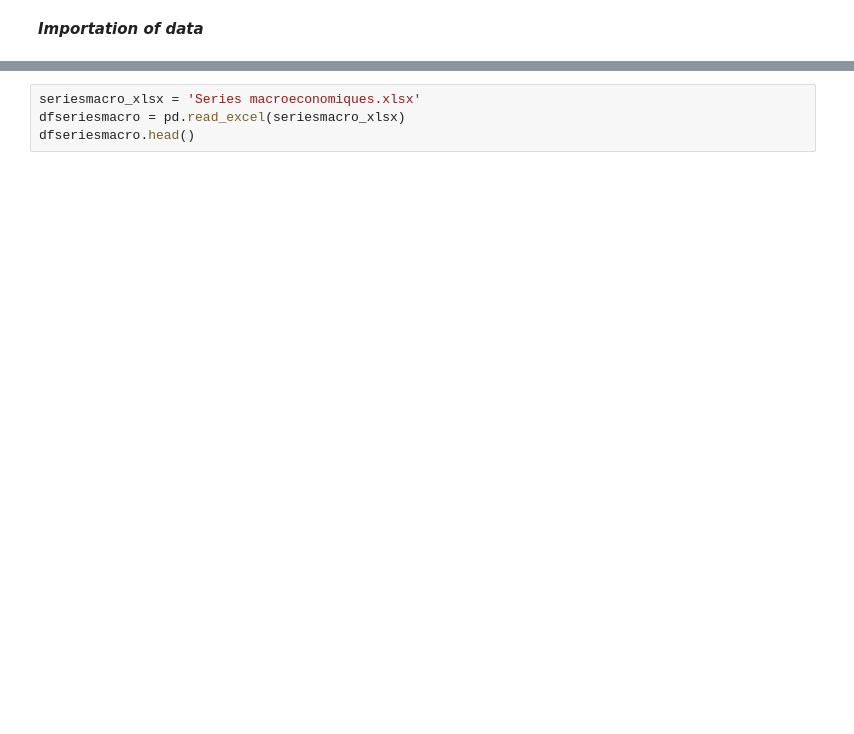
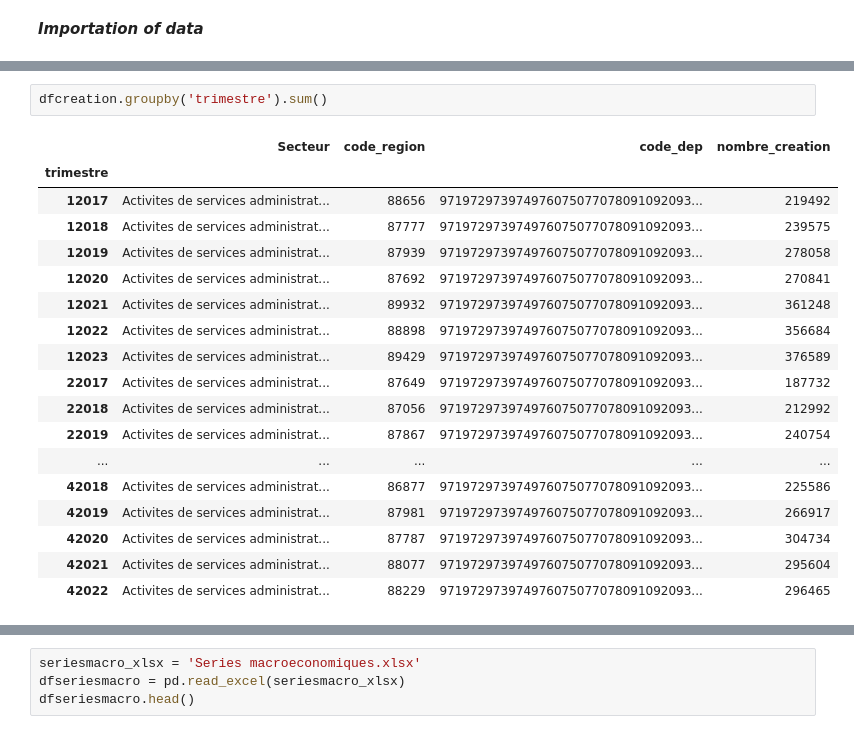
Before and after one commit to SamyaAmernis/DRiM-Challenge, a Jupyter notebook: data.ipynb, the cells around one changed output, grey strips where cells are left out. Cells and saved outputs as stored; diff of their text form; blank space fills up the shorter version.

```diff
--- a/data.ipynb
+++ b/data.ipynb
@@ -14,0 +60,21 @@ dfcreation.head()
+# %%
+dfcreation.groupby('trimestre').sum()
+# %% [output]
+|  | Secteur | code_region | code_dep | nombre_creation |
+| trimestre |  |  |  |  |
+| 12017 | Activites de services administrat... | 88656 | 971972973974976075077078091092093... | 219492 |
+| 12018 | Activites de services administrat... | 87777 | 971972973974976075077078091092093... | 239575 |
+| 12019 | Activites de services administrat... | 87939 | 971972973974976075077078091092093... | 278058 |
+| 12020 | Activites de services administrat... | 87692 | 971972973974976075077078091092093... | 270841 |
+| 12021 | Activites de services administrat... | 89932 | 971972973974976075077078091092093... | 361248 |
+| 12022 | Activites de services administrat... | 88898 | 971972973974976075077078091092093... | 356684 |
+| 12023 | Activites de services administrat... | 89429 | 971972973974976075077078091092093... | 376589 |
+| 22017 | Activites de services administrat... | 87649 | 971972973974976075077078091092093... | 187732 |
+| 22018 | Activites de services administrat... | 87056 | 971972973974976075077078091092093... | 212992 |
+| 22019 | Activites de services administrat... | 87867 | 971972973974976075077078091092093... | 240754 |
+| ... | ... | ... | ... | ... |
+| 42018 | Activites de services administrat... | 86877 | 971972973974976075077078091092093... | 225586 |
+| 42019 | Activites de services administrat... | 87981 | 971972973974976075077078091092093... | 266917 |
+| 42020 | Activites de services administrat... | 87787 | 971972973974976075077078091092093... | 304734 |
+| 42021 | Activites de services administrat... | 88077 | 971972973974976075077078091092093... | 295604 |
+| 42022 | Activites de services administrat... | 88229 | 971972973974976075077078091092093... | 296465 |
```
Also changed, not shown: parts of 15 cells of this notebook.
